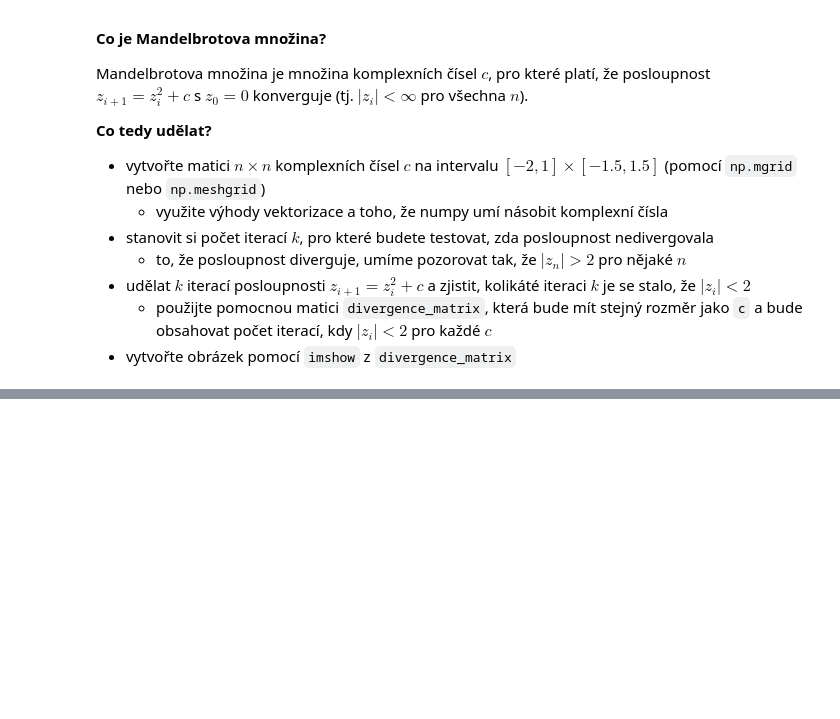
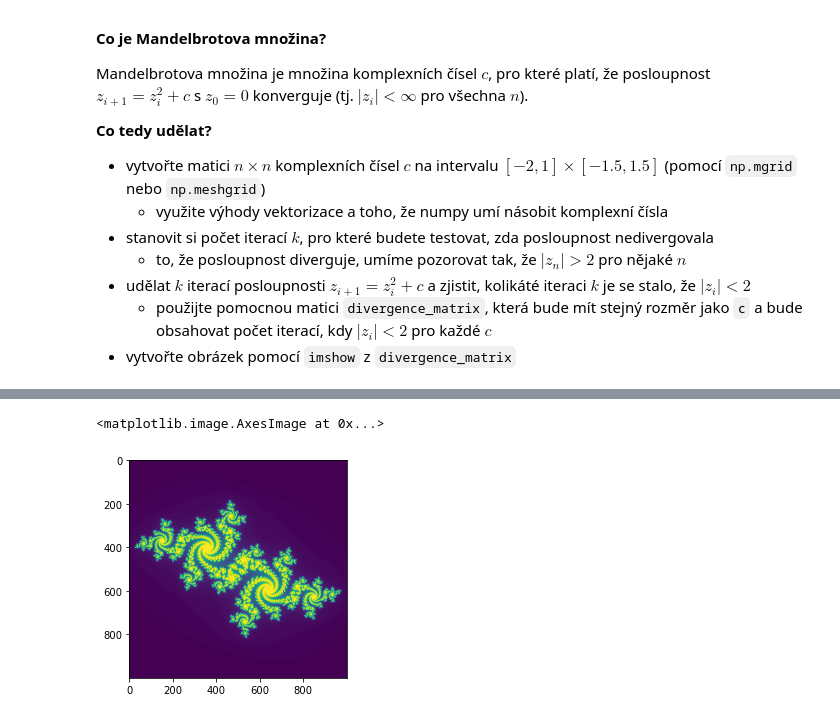
Before and after one commit to voj0152/vvp-DU, a Jupyter notebook: DU3.ipynb, the cells around one changed output, grey strips where cells are left out. Cells and saved outputs as stored; diff of their text form; code cells hidden in the pictures; blank space fills up the shorter version.

```diff
--- a/DU3.ipynb
+++ b/DU3.ipynb
@@ -128,3 +132,17 @@ def mandelbrot_set(x_min = -2, x_max = 1, y_min = -1.5, y_max = 1.5, n = 1000, k
+# %%
+def mandelbrot_set(x_min = -2, x_max = 1, y_min = -1.5, y_max = 1.5, n = 1000, k = 100):
+    x = np.linspace(x_min, x_max, n)
+    y = np.linspace(y_min, y_max, n)
+    X, Y = np.meshgrid(x, y * 1j)
+    z = np.zeros_like(x)
+    c = X + Y
+    divergence_matrix = np.zeros((n,n))
+    for i in range(k):
+        z = z**2 + c
+        it_sum = np.abs(z) < 2
+        divergence_matrix[it_sum] += 1
+
+    return divergence_matrix
 # %%
 n = 1000
 k = 100
@@ -150,0 +159,22 @@ plt.imshow(np.sin(A*0.03))
+# %%
+def julian_set(x_min = -1.5, x_max = 1.5, y_min = -1.5, y_max = 1.5, n = 1000, k = 100, c = -0.5251993 -0.5251993j):
+    x = np.linspace(x_min, x_max, n)
+    y = np.linspace(y_min, y_max, n)
+    X, Y = np.meshgrid(x, y * 1j)
+    z = X + Y
+    divergence_matrix = np.zeros((n,n))
+    for i in range(k):
+        z = z**2 + c
+        it_sum = np.abs(z) < 2
+        divergence_matrix[it_sum] += 1
+
+    return divergence_matrix
+# %%
+n = 1000
+k = 100
+
+divergence_matrix = julian_set(n=n, k=k)
+plt.imshow(divergence_matrix)
+# %% [output]
+<matplotlib.image.AxesImage at 0x...>
+[figure, added]
```
Also changed, not shown: parts of 11 cells of this notebook.
